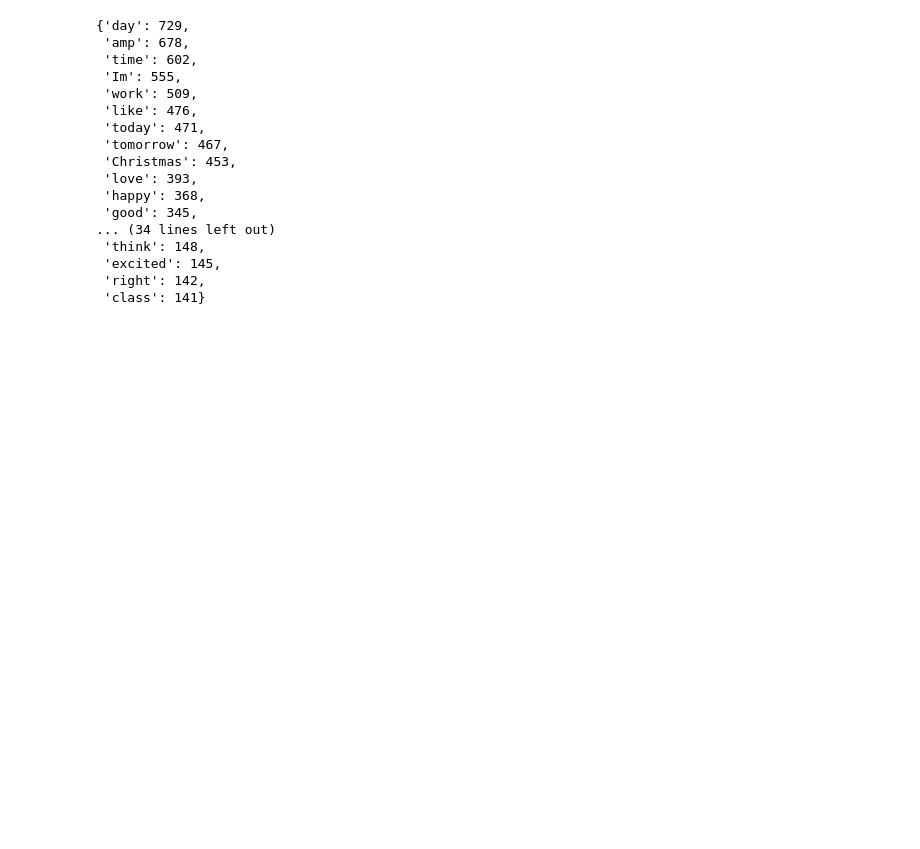
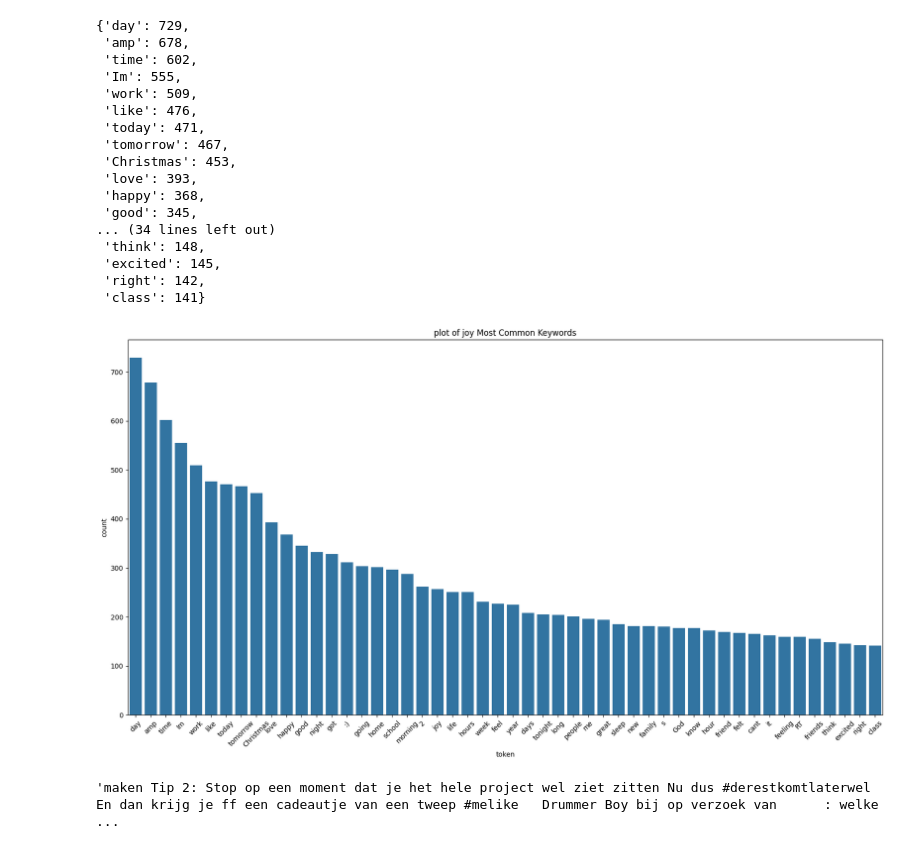
Before and after one commit to pooja080499/Emotion-Detection-ML, a Jupyter notebook: nootbooks/emotion_detection.ipynb, the cells around one changed output. Saved outputs shown, nothing was run; the diff lists cells and outputs as text; code cells hidden in the pictures; blank space fills up the shorter version.

Commit message:
surprise keyword extarxtion done

```diff
--- a/nootbooks/emotion_detection.ipynb
+++ b/nootbooks/emotion_detection.ipynb
@@ -287,3 +283,15 @@ keyword_joy
  'excited': 145,
  'right': 142,
  'class': 141}
+# %%
+def plot_most_common_word(mydict, emotion_name):
+    df_01=pd.DataFrame(mydict.items(),columns=['token','count'])
+    plt.figure(figsize=(20,10))
+    plt.title("plot of {} Most Common Keywords".format(emotion_name))
+    sns.barplot(x='token', y='count', data=df_01)
+    plt.xticks(rotation=45)
+    plt.show()
+# %%
+plot_most_common_word(keyword_joy,"joy")
+# %% [output]
+[figure, added]
@@ -289,0 +302,4 @@ keyword_joy
+# %%
+surprise_docx
+# %% [output]
+'maken Tip 2: Stop op een moment dat je het hele project wel ziet zitten Nu dus #derestkomtlaterwel En dan krijg je ff een cadeautje van een tweep #melike   Drummer Boy bij op verzoek van      : welke ...
```
Also changed, not shown: parts of 10 cells of this notebook.
